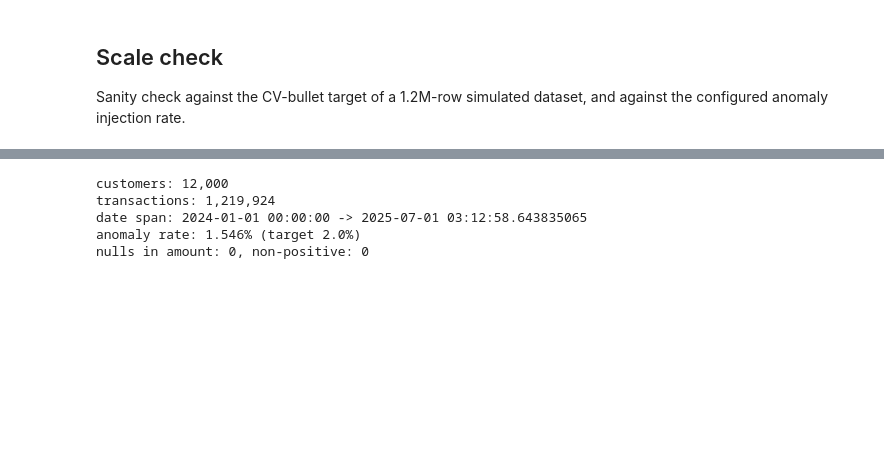
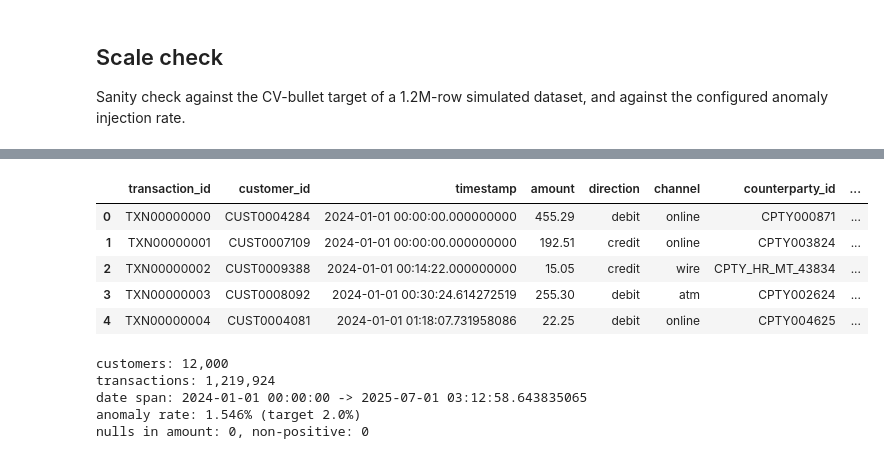
Before and after one commit to Kashish1430/anomaly_detection_-_synth_llm, a Jupyter notebook: notebooks/01_eda.ipynb, the cells around one changed output, grey strips where cells are left out. Cells and saved outputs as stored; diff of their text form; code cells hidden in the pictures; blank space fills up the shorter version.

```diff
--- a/notebooks/01_eda.ipynb
+++ b/notebooks/01_eda.ipynb
@@ -41 +50,10 @@ Sanity check against the CV-bullet target of a 1.2M-row simulated dataset, and a
+# %%
+transactions.head()
+# %% [output]
+|  | transaction_id | customer_id | timestamp | amount | direction | channel | counterparty_id | ... |
+| 0 | TXN00000000 | CUST0004284 | 2024-01-01 00:00:00.000000000 | 455.29 | debit | online | CPTY000871 | ... |
+| 1 | TXN00000001 | CUST0007109 | 2024-01-01 00:00:00.000000000 | 192.51 | credit | online | CPTY003824 | ... |
+| 2 | TXN00000002 | CUST0009388 | 2024-01-01 00:14:22.000000000 | 15.05 | credit | wire | CPTY_HR_MT_43834 | ... |
+| 3 | TXN00000003 | CUST0008092 | 2024-01-01 00:30:24.614272519 | 255.30 | debit | atm | CPTY002624 | ... |
+| 4 | TXN00000004 | CUST0004081 | 2024-01-01 01:18:07.731958086 | 22.25 | debit | online | CPTY004625 | ... |
 # %%
```
Also changed, not shown: parts of 7 cells of this notebook, 11 other files.
